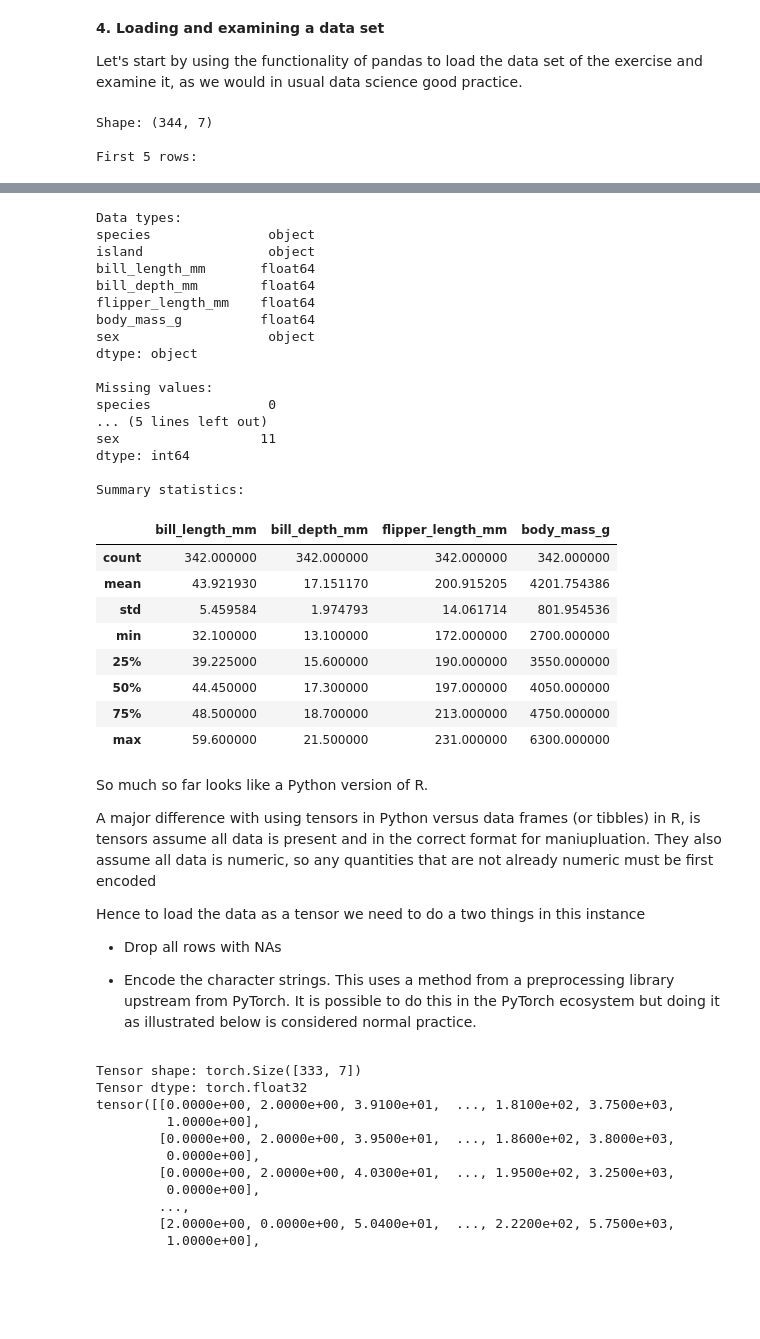
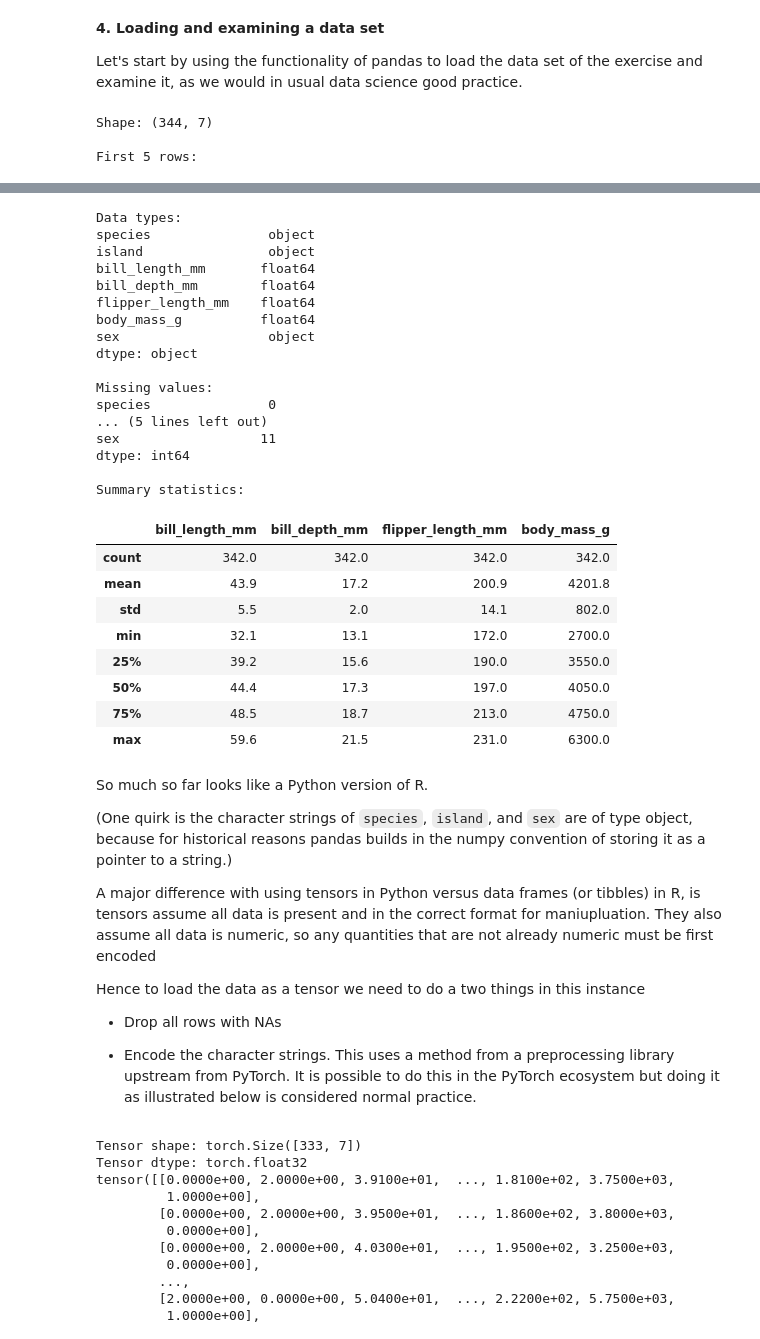
Before and after one commit to m42tk7246v-png/JCU_MA3832_Stephenson, a Jupyter notebook: MA3832_Week1_v5.ipynb, the cells around one changed output, grey strips where cells are left out. Drawn from its saved outputs; the diff is of its cells as text; code cells hidden in the pictures; blank space fills up the shorter version.

```diff
--- a/MA3832_Week1_v5.ipynb
+++ b/MA3832_Week1_v5.ipynb
@@ -106,45 +111,47 @@ print("\nMissing values:")
 print(df.isnull().sum())
 
 print("\nSummary statistics:")
-display(df.describe())
+display(df.describe().round(1)) # the default number of decimal places is 6
 # %% [output]
 Shape: (344, 7)
 
 First 5 rows:
 |  | species | island | bill_length_mm | bill_depth_mm | flipper_length_mm | body_mass_g | sex |
 | 0 | Adelie | Torgersen | 39.1 | 18.7 | 181.0 | 3750.0 | MALE |
 | 1 | Adelie | Torgersen | 39.5 | 17.4 | 186.0 | 3800.0 | FEMALE |
 | 2 | Adelie | Torgersen | 40.3 | 18.0 | 195.0 | 3250.0 | FEMALE |
 | 3 | Adelie | Torgersen | NaN | NaN | NaN | NaN | NaN |
 | 4 | Adelie | Torgersen | 36.7 | 19.3 | 193.0 | 3450.0 | FEMALE |
 Data types:
 species               object
 island                object
 bill_length_mm       float64
 bill_depth_mm        float64
 flipper_length_mm    float64
 body_mass_g          float64
 sex                   object
 dtype: object
 
 Missing values:
 species               0
 ... (5 lines left out)
 sex                  11
 dtype: int64
 
 Summary statistics:
 |  | bill_length_mm | bill_depth_mm | flipper_length_mm | body_mass_g |
-| count | 342.000000 | 342.000000 | 342.000000 | 342.000000 |
-| mean | 43.921930 | 17.151170 | 200.915205 | 4201.754386 |
-| std | 5.459584 | 1.974793 | 14.061714 | 801.954536 |
-| min | 32.100000 | 13.100000 | 172.000000 | 2700.000000 |
-| 25% | 39.225000 | 15.600000 | 190.000000 | 3550.000000 |
-| 50% | 44.450000 | 17.300000 | 197.000000 | 4050.000000 |
-| 75% | 48.500000 | 18.700000 | 213.000000 | 4750.000000 |
-| max | 59.600000 | 21.500000 | 231.000000 | 6300.000000 |
+| count | 342.0 | 342.0 | 342.0 | 342.0 |
+| mean | 43.9 | 17.2 | 200.9 | 4201.8 |
+| std | 5.5 | 2.0 | 14.1 | 802.0 |
+| min | 32.1 | 13.1 | 172.0 | 2700.0 |
+| 25% | 39.2 | 15.6 | 190.0 | 3550.0 |
+| 50% | 44.4 | 17.3 | 197.0 | 4050.0 |
+| 75% | 48.5 | 18.7 | 213.0 | 4750.0 |
+| max | 59.6 | 21.5 | 231.0 | 6300.0 |
 # %% [markdown]
 So much so far looks like a Python version of R.
+
+(One quirk is the character strings of `species`, `island`, and `sex` are of type object, because for historical reasons pandas builds in the numpy convention of storing it as a pointer to a string.)
 
 A major difference with using tensors in Python versus data frames (or tibbles) in R, is tensors assume all data is present and in the correct format for maniupluation. They also assume all data is numeric, so any quantities that are not already numeric must be first encoded
 
```
Also changed, not shown: parts of 4 cells of this notebook.
